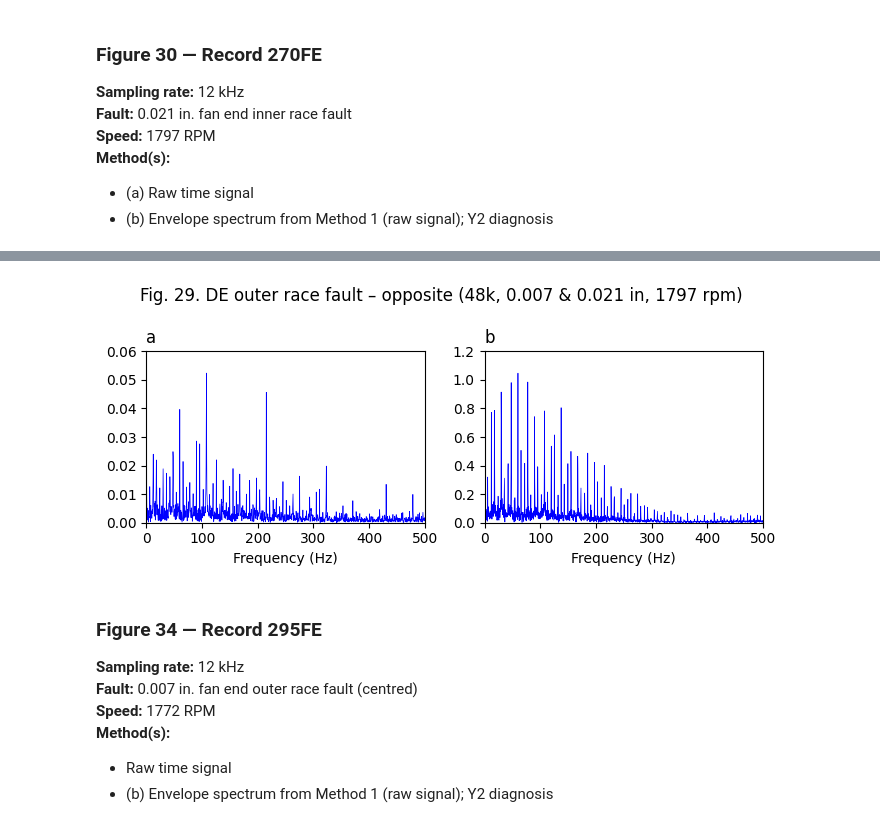
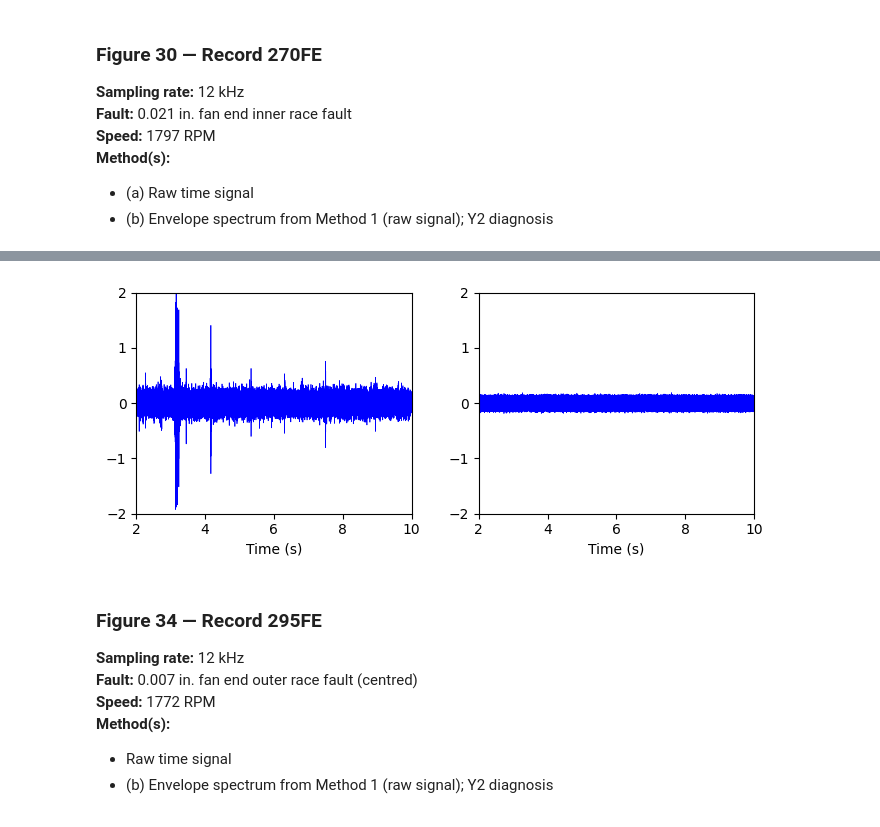
Before and after one commit to Aalto-Arotor/openConMo, a Jupyter notebook: examples/notebooks/smith_randall_example.ipynb, the cells around one changed output, grey strips where cells are left out. Saved outputs shown, nothing was run; the diff lists cells and outputs as text; code cells hidden in the pictures.

```diff
--- a/examples/notebooks/smith_randall_example.ipynb
+++ b/examples/notebooks/smith_randall_example.ipynb
@@ -41,7 +45,7 @@ def setup_axis(ax, x_data, y_data, xlim=None, ylim=None, label=None):
 
 def find_mat_file(record_number, base_dir="../data/CWRU-dataset"):
     ''' Recursively finds a .mat file matching the record number in base directory'''
-    pattern = f"**/{record_number}.mat"
+    pattern = f"**/*{record_number}*.mat"
     full_pattern = os.path.join(base_dir, pattern)
     mat_files = glob.glob(full_pattern, recursive=True)
 
@@ -415,35 +734,30 @@ plot_env_spectrum(title, sq_env_f, sq_env, (0, 500), (0, 0.025))
 # %%
-fs = 48e3
-mat_files = find_mat_file(161)
-title = "Fig. 29. DE outer race fault – opposite (48k, 0.007 & 0.021 in, 1797 rpm)"
-signal, _, _, rpm = du.extract_signals(mat_files, normal=False)
+fs = 12e3
+file_path = find_mat_file(283)
+
+_, signal, _, rpm = du.extract_signals(file_path, normal=False)
 time = np.linspace(0, len(signal)/fs, len(signal))
-sq_env_f, sq_env = envelope(signal, fs)
 
 fig, (ax1, ax2) = plt.subplots(1, 2, figsize=(7, 3))
 
-ax1.plot(sq_env_f, sq_env, c="b", linewidth=0.5)
-ax1.set_xlim(0, 500)
-ax1.set_ylim(0, 0.06)
+# Left plot
+ax1.plot(time, signal, c="b", linewidth=0.5)
+ax1.set_xlim(2, 10)
+ax1.set_ylim(-2, 2)
 
-mat_files = find_mat_file(262)
-signal, _, _, rpm = du.extract_signals(mat_files, normal=False)
-time = np.linspace(0, len(signal)/fs, len(signal))
-sq_env_f, sq_env = envelope(signal, fs)
-ax2.plot(sq_env_f, sq_env, c="b", linewidth=0.5)
+# Right plot
+_, _, signal, rpm = du.extract_signals(file_path, normal=False)
+ax2.plot(time, signal / 2, c="b", linewidth=0.5)
+ax2.set_xlim(2, 10)
+ax2.set_ylim(-2, 2)
 
-ax2.set_xlim(0, 500)
-ax2.set_ylim(0, 1.2)
+ax1.set_xlabel("Time (s)")
+ax2.set_xlabel("Time (s)")
 
-ax1.set_title("a", loc="left")
-ax2.set_title("b", loc="left")
-ax1.set_xlabel("Frequency (Hz)")
-ax2.set_xlabel("Frequency (Hz)")
-fig.suptitle(title)
 plt.tight_layout()
 plt.show()
 # %% [output]
-[figure, old version]
+[figure, new version]
 # %% [markdown]
 ### Figure 34 — Record 295FE
 
```
Also changed, not shown: parts of 95 cells of this notebook.
